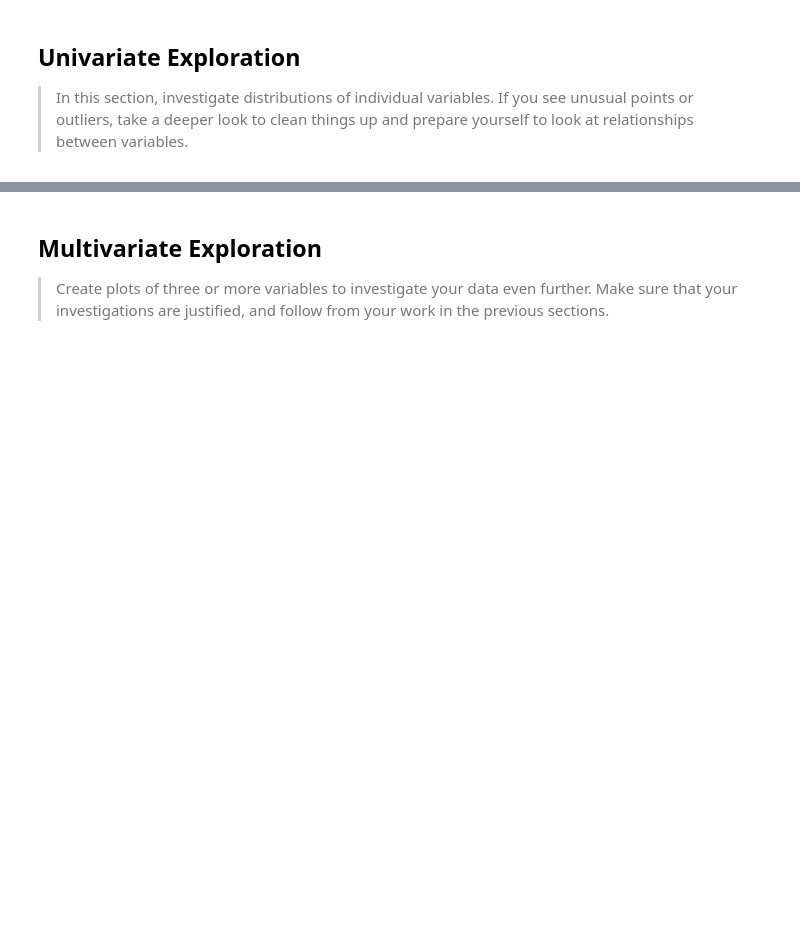
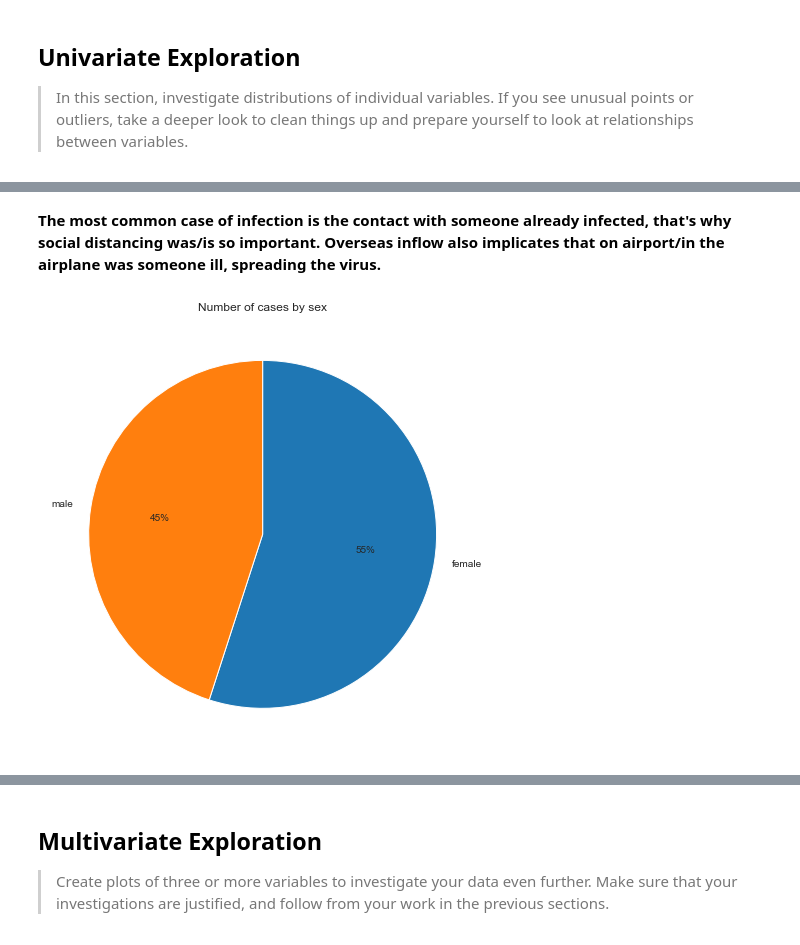
Before and after one commit to iamjakkie/CovidDataAnalysis, a Jupyter notebook: exploration_template.ipynb, the cells around one changed output, grey strips where cells are left out. Saved outputs shown, nothing was run; the diff lists cells and outputs as text; code cells hidden in the pictures; blank space fills up the shorter version.

```diff
--- a/exploration_template.ipynb
+++ b/exploration_template.ipynb
@@ -309,0 +201,10 @@ plt.show()
+# %% [markdown]
+**The most common case of infection is the contact with someone already infected, that's why social distancing was/is so important.
+Overseas inflow also implicates that on airport/in the airplane was someone ill, spreading the virus.**
+# %%
+sex = patientinfo_df['sex'].value_counts()
+plt.figure(figsize=(12,8))
+plt.title('Number of cases by sex')
+plt.pie(sex, labels=sex.index, startangle=90, counterclock=False, autopct='%1.0f%%');
+# %% [output]
+[figure, added]
```
Also changed, not shown: parts of 76 cells of this notebook, 3 other files.
